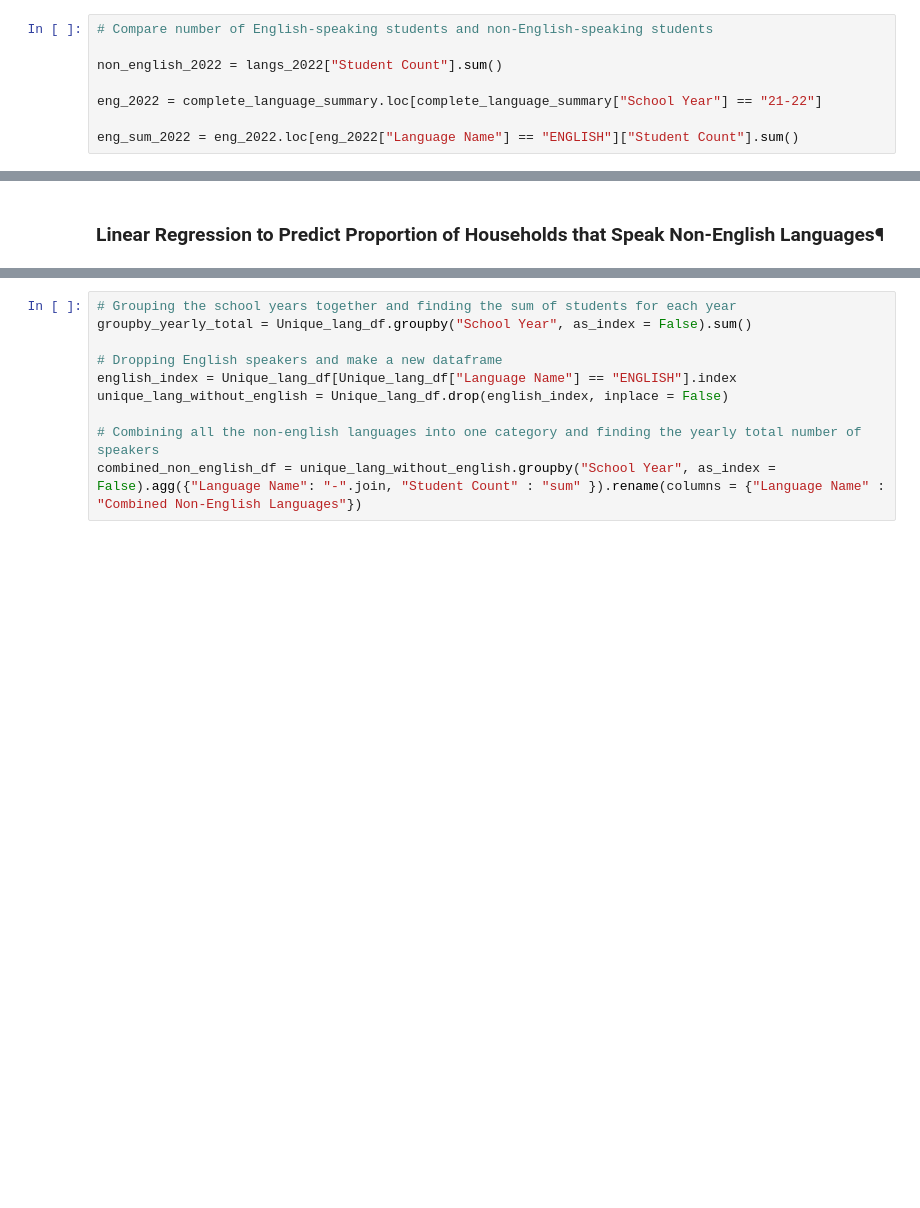
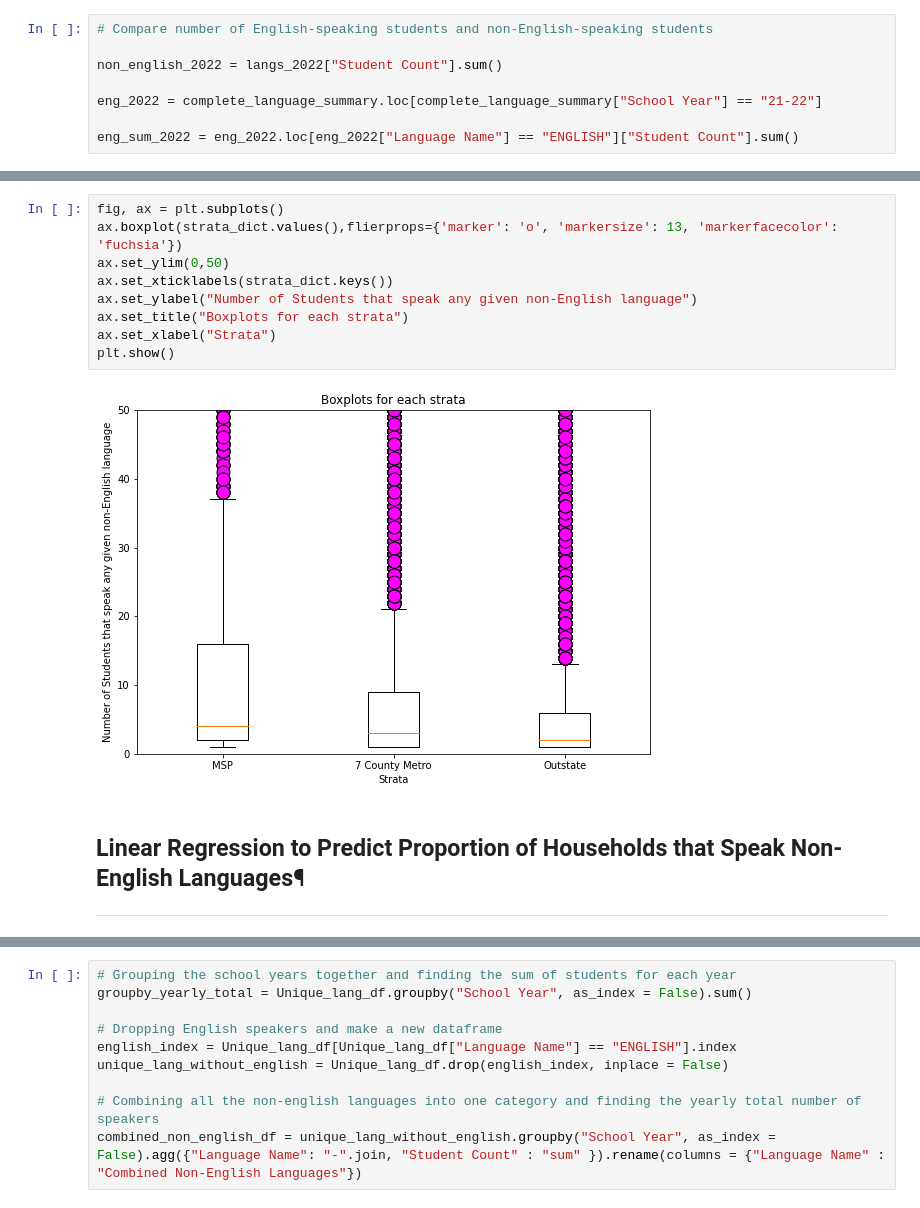
Before and after one commit to NTTGermania/Project-1-Group-7-Analysis-of-languages-in-Minnesota, a Jupyter notebook: Project#1 Final.ipynb, the cells around one changed output, grey strips where cells are left out. Drawn from its saved outputs; the diff is of its cells as text; blank space fills up the shorter version.

```diff
--- a/Project#1 Final.ipynb
+++ b/Project#1 Final.ipynb
@@ -297,5 +555,17 @@ plt.show()
+# %%
+fig, ax = plt.subplots()
+ax.boxplot(strata_dict.values(),flierprops={'marker': 'o', 'markersize': 13, 'markerfacecolor': 'fuchsia'})
+ax.set_ylim(0,50)
+ax.set_xticklabels(strata_dict.keys())
+ax.set_ylabel("Number of Students that speak any given non-English language")
+ax.set_title("Boxplots for each strata")
+ax.set_xlabel("Strata")
+plt.show()
+# %% [output]
+[figure, added]
 # %% [markdown]
-### Linear Regression to Predict Proportion of Households that Speak Non-English Languages¶
+## Linear Regression to Predict Proportion of Households that Speak Non-English Languages¶
+---
 # %%
 #Using groupby to calculate number of students per school year per language
 GroupbyLang = complete_primary_home_language.groupby(["School Year","Language Name"], as_index=False)
```
Also changed, not shown: parts of 72 cells of this notebook.
